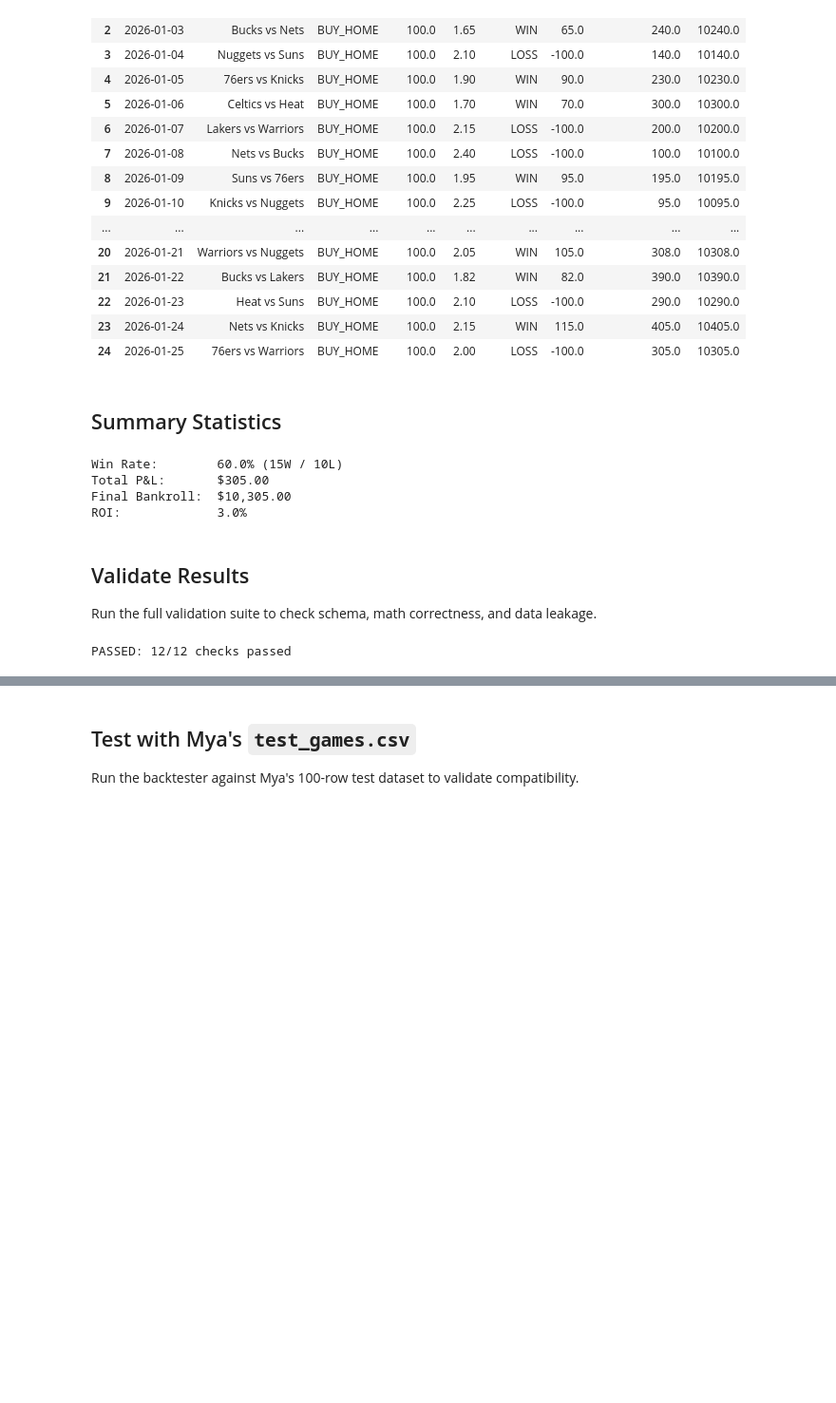
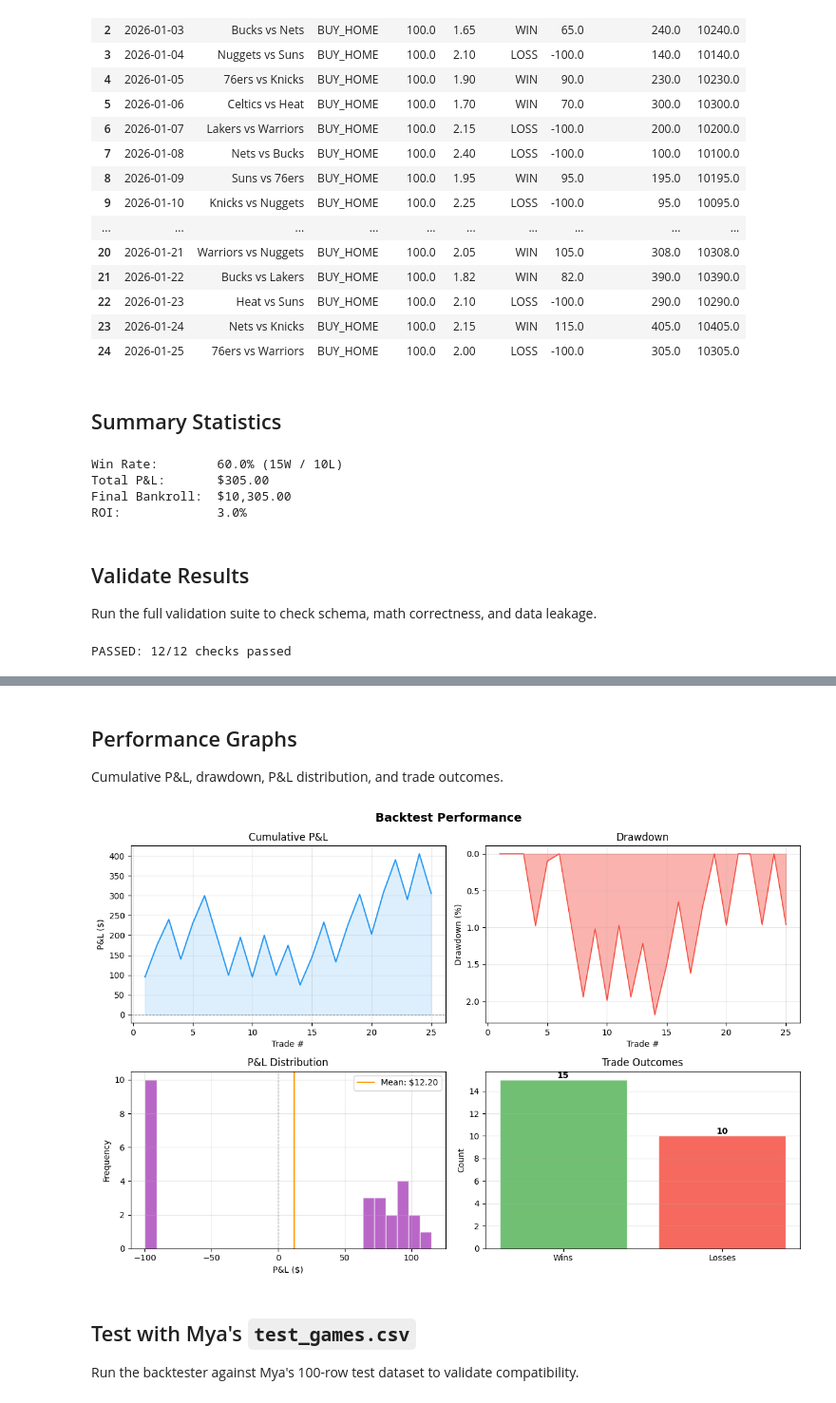
Before and after one commit to TanishqK27/CUIC_Sem2_Project, a Jupyter notebook: tools/backtester.ipynb, the cells around one changed output, grey strips where cells are left out. Shown at 95% size. Drawn from its saved outputs; the diff is of its cells as text; code cells hidden in the pictures; blank space fills up the shorter version.

```diff
--- a/tools/backtester.ipynb
+++ b/tools/backtester.ipynb
@@ -139,3 +216,82 @@ PASSED: 12/12 checks passed
+# %% [markdown]
+## Performance Graphs
+
+Cumulative P&L, drawdown, P&L distribution, and trade outcomes.
+# %%
+import matplotlib.pyplot as plt
+
+
+def plot_performance(results_df, title="Backtest Performance", initial_bankroll=10000.0):
+    """Plot 2x2 performance dashboard."""
+    if len(results_df) == 0:
+        print("No trades to plot.")
+        return
+
+    fig, axes = plt.subplots(2, 2, figsize=(12, 8))
+    fig.suptitle(title, fontsize=14, fontweight="bold")
+
+    pnl = results_df["pnl"]
+    cum_pnl = results_df["cumulative_pnl"]
+    trade_num = range(1, len(results_df) + 1)
+
+    # 1. Cumulative PnL
+    ax = axes[0, 0]
+    ax.plot(trade_num, cum_pnl, color="#2196F3", linewidth=1.5)
+    ax.axhline(y=0, color="gray", linestyle="--", linewidth=0.8)
+    ax.fill_between(trade_num, cum_pnl, alpha=0.15, color="#2196F3")
+    ax.set_title("Cumulative P&L")
+    ax.set_xlabel("Trade #")
+    ax.set_ylabel("P&L ($)")
+    ax.grid(True, alpha=0.3)
+
+    # 2. Drawdown
+    ax = axes[0, 1]
+    equity = cum_pnl + initial_bankroll
+    running_peak = equity.cummax()
+    drawdown_pct = (running_peak - equity) / running_peak * 100
+    ax.fill_between(trade_num, drawdown_pct, color="#F44336", alpha=0.4)
+    ax.plot(trade_num, drawdown_pct, color="#F44336", linewidth=1.0)
+    ax.set_title("Drawdown")
+    ax.set_xlabel("Trade #")
+    ax.set_ylabel("Drawdown (%)")
+    ax.invert_yaxis()
+    ax.grid(True, alpha=0.3)
+
+    # 3. PnL Distribution
+    ax = axes[1, 0]
+    ax.hist(pnl, bins=min(30, len(pnl)), color="#9C27B0", alpha=0.7, edgecolor="white")
+    ax.axvline(x=0, color="gray", linestyle="--", linewidth=0.8)
+    mean_pnl = float(pnl.mean())
+    ax.axvline(x=mean_pnl, color="#FF9800", linewidth=1.5, label=f"Mean: ${mean_pnl:.2f}")
+    ax.set_title("P&L Distribution")
+    ax.set_xlabel("P&L ($)")
+    ax.set_ylabel("Frequency")
+    ax.legend()
+    ax.grid(True, alpha=0.3)
+
+    # 4. Trade Outcomes
+    ax = axes[1, 1]
+    wins = int((results_df["outcome"] == "WIN").sum())
+    losses = int((results_df["outcome"] == "LOSS").sum())
+    bars = ax.bar(
+        ["Wins", "Losses"], [wins, losses],
+        color=["#4CAF50", "#F44336"], alpha=0.8, edgecolor="white",
+    )
+    for bar in bars:
+        h = bar.get_height()
+        ax.text(bar.get_x() + bar.get_width() / 2.0, h, str(int(h)),
+                ha="center", va="bottom", fontweight="bold")
+    ax.set_title("Trade Outcomes")
+    ax.set_ylabel("Count")
+    ax.grid(True, alpha=0.3, axis="y")
+
+    plt.tight_layout()
+    plt.show()
+
+
+plot_performance(results)
+# %% [output]
+[figure, added]
 # %% [markdown]
 ## Test with Mya's `test_games.csv`
 
```
Also changed, not shown: parts of 3 cells of this notebook.
